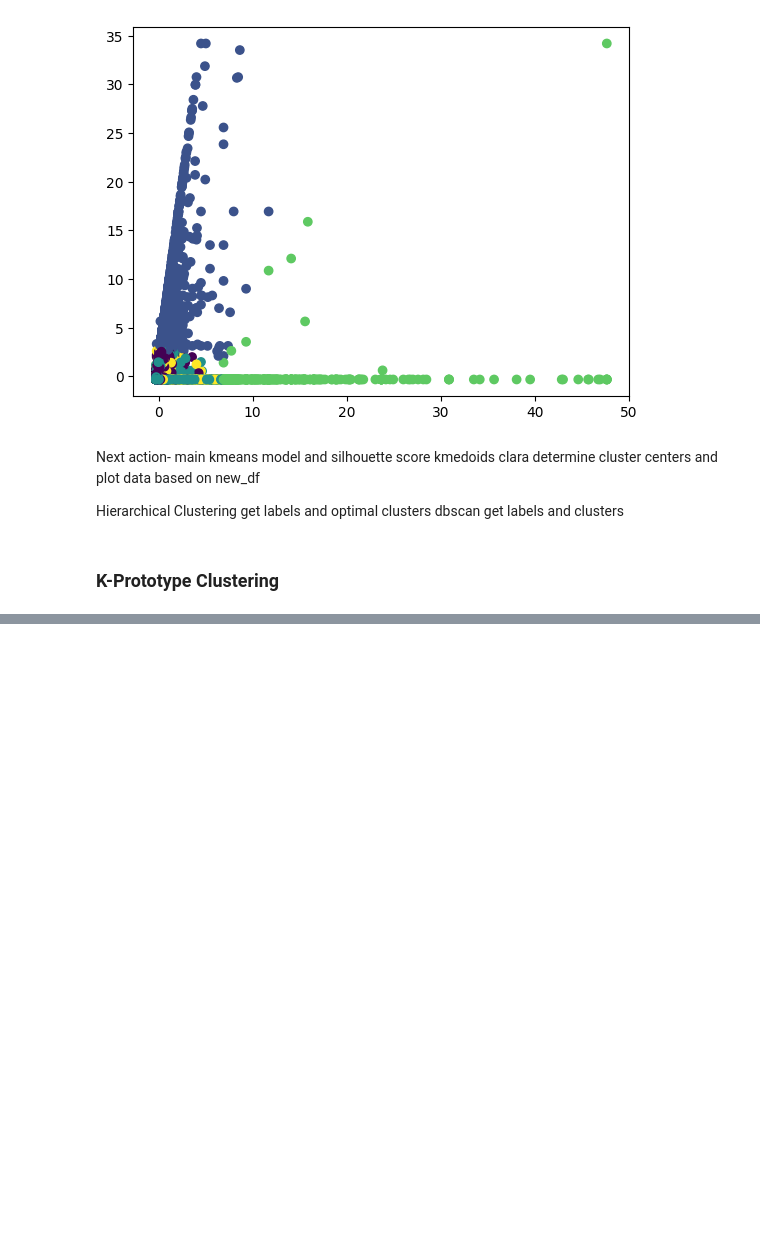
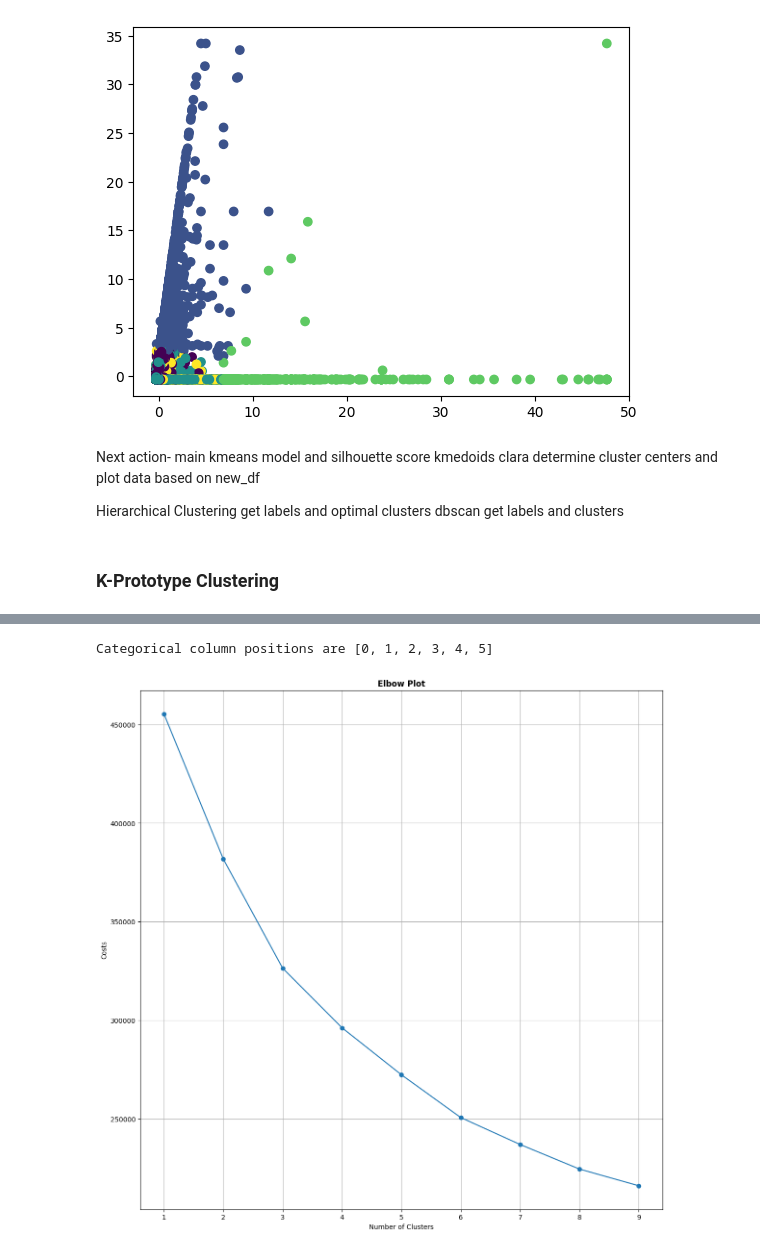
Before and after one commit to btokoli/Risk-Radar-Clustering-Airports-by-Claim-Patterns-to-Spotlight-High-Risk-Hubs, a Jupyter notebook: airportAnalysis.ipynb, the cells around one changed output, grey strips where cells are left out. Saved outputs shown, nothing was run; the diff lists cells and outputs as text; code cells hidden in the pictures; blank space fills up the shorter version.

```diff
--- a/airportAnalysis.ipynb
+++ b/airportAnalysis.ipynb
@@ -966,0 +991,5 @@ new_df1
+# %%
+#Scaling the numerical columns
+
+new_data1[["Claim Amount Scaled", "Close Amount Scaled"]]= scaler.fit_transform(new_data1[["Claim Amount", "Close Amount"]])
+new_data2= new_data1.drop(["Claim Amount", "Close Amount"], axis=1)
@@ -966,0 +1012,33 @@ new_df1
+# %%
+#Getting the indices of all categorical columns
+catColPositions= [new_data2.columns.get_loc(col) for col in new_data2.select_dtypes("object").columns]
+print(f"Categorical column positions are {catColPositions}")
+# %% [output]
+Categorical column positions are [0, 1, 2, 3, 4, 5]
+# %%
+#Converting the dataframe to a matrix
+
+new_data_matrix= new_data2.to_numpy()
+# %%
+#Finding the Optimal K in the KPrototype
+
+def optimise_KPrototype(df, max_k):
+    k_values=[]
+    costs= []
+
+    for k in range(1, max_k):
+        kProto= KPrototypes(n_clusters=k, random_state=42)
+        kProto.fit_predict(new_data_matrix, categorical= catColPositions)
+        k_values.append(k)
+        costs.append(kProto.cost_)
+
+    plt.figure(figsize=(14,14))
+    plt.plot(k_values, costs, "o-")
+    plt.xlabel("Number of Clusters")
+    plt.ylabel("Costs")
+    plt.title("Elbow Plot", fontweight='bold')
+    plt.grid(True)
+# %%
+optimise_KPrototype(new_data_matrix, 10)
+# %% [output]
+[figure, added]
```
Also changed, not shown: parts of 8 cells of this notebook.
